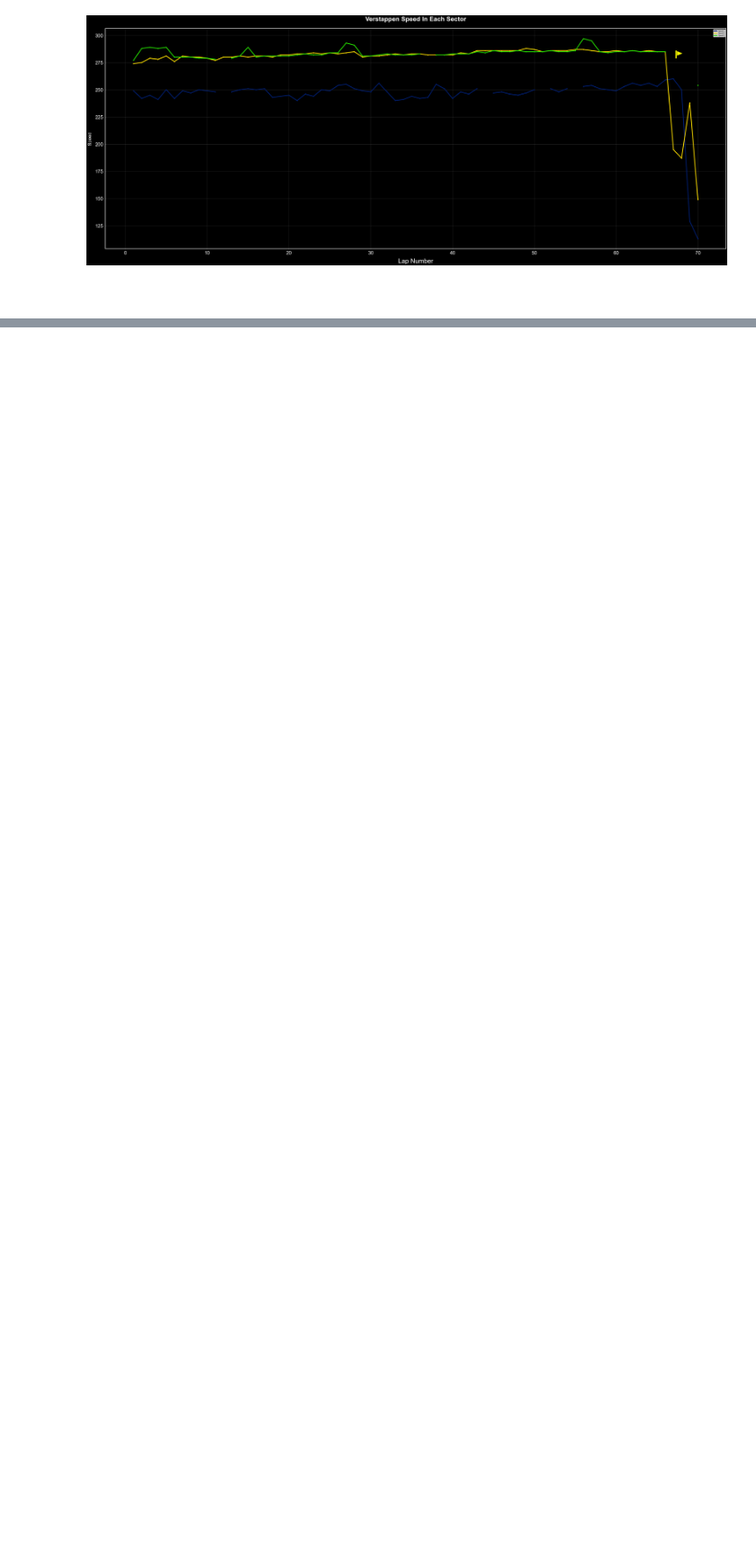
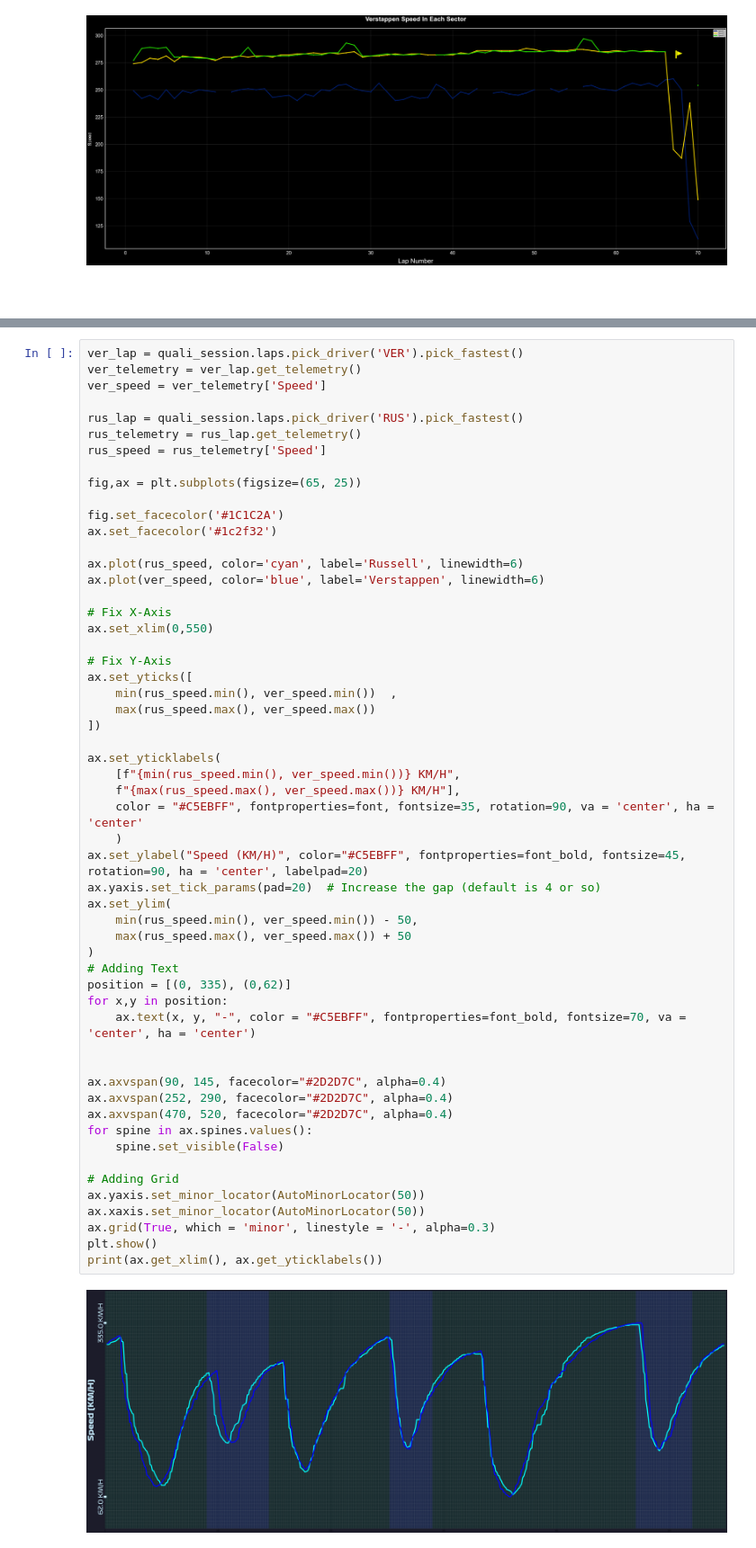
Before and after one commit to SumanGouda/MATPLOTLIB-MODULE, a Jupyter notebook: PROJECTS/F1 RACE ANALYSIS PROJECTS/F1 Candian GP 2025/NOTEBOOK/F1 Canadian GP 2025 .ipynb, the cells around one changed output, grey strips where cells are left out. Shown at 90% size. Saved outputs shown, nothing was run; the diff lists cells and outputs as text; blank space fills up the shorter version.

```diff
--- a/PROJECTS/F1 RACE ANALYSIS PROJECTS/F1 Candian GP 2025/NOTEBOOK/F1 Canadian GP 2025 .ipynb
+++ b/PROJECTS/F1 RACE ANALYSIS PROJECTS/F1 Candian GP 2025/NOTEBOOK/F1 Canadian GP 2025 .ipynb
@@ -576,0 +567,57 @@ core           INFO     Finished loading data for 20 drivers: ['63', '1', '81',
+# %%
+ver_lap = quali_session.laps.pick_driver('VER').pick_fastest()
+ver_telemetry = ver_lap.get_telemetry()
+ver_speed = ver_telemetry['Speed']
+
+rus_lap = quali_session.laps.pick_driver('RUS').pick_fastest()
+rus_telemetry = rus_lap.get_telemetry()
+rus_speed = rus_telemetry['Speed']
+
+fig,ax = plt.subplots(figsize=(65, 25))
+
+fig.set_facecolor('#1C1C2A')
+ax.set_facecolor('#1c2f32')
+
+ax.plot(rus_speed, color='cyan', label='Russell', linewidth=6)
+ax.plot(ver_speed, color='blue', label='Verstappen', linewidth=6)
+
+# Fix X-Axis
+ax.set_xlim(0,550)
+
+# Fix Y-Axis
+ax.set_yticks([
+    min(rus_speed.min(), ver_speed.min())  ,
+    max(rus_speed.max(), ver_speed.max())
+])
+
+ax.set_yticklabels(
+    [f"{min(rus_speed.min(), ver_speed.min())} KM/H",
+    f"{max(rus_speed.max(), ver_speed.max())} KM/H"],
+    color = "#C5EBFF", fontproperties=font, fontsize=35, rotation=90, va = 'center', ha = 'center'
+    )
+ax.set_ylabel("Speed (KM/H)", color="#C5EBFF", fontproperties=font_bold, fontsize=45, rotation=90, ha = 'center', labelpad=20)
+ax.yaxis.set_tick_params(pad=20)  # Increase the gap (default is 4 or so)
+ax.set_ylim(
+    min(rus_speed.min(), ver_speed.min()) - 50,
+    max(rus_speed.max(), ver_speed.max()) + 50
+)
+# Adding Text
+position = [(0, 335), (0,62)]
+for x,y in position:
+    ax.text(x, y, "-", color = "#C5EBFF", fontproperties=font_bold, fontsize=70, va = 'center', ha = 'center')
+
+
+ax.axvspan(90, 145, facecolor="#2D2D7C", alpha=0.4)
+ax.axvspan(252, 290, facecolor="#2D2D7C", alpha=0.4)
+ax.axvspan(470, 520, facecolor="#2D2D7C", alpha=0.4)
+for spine in ax.spines.values():
+    spine.set_visible(False)
+
+# Adding Grid
+ax.yaxis.set_minor_locator(AutoMinorLocator(50))
+ax.xaxis.set_minor_locator(AutoMinorLocator(50))
+ax.grid(True, which = 'minor', linestyle = '-', alpha=0.3)
+plt.show()
+print(ax.get_xlim(), ax.get_yticklabels())
+# %% [output]
+[figure, added]
```
Also changed, not shown: parts of 14 cells of this notebook, 6 other files.
